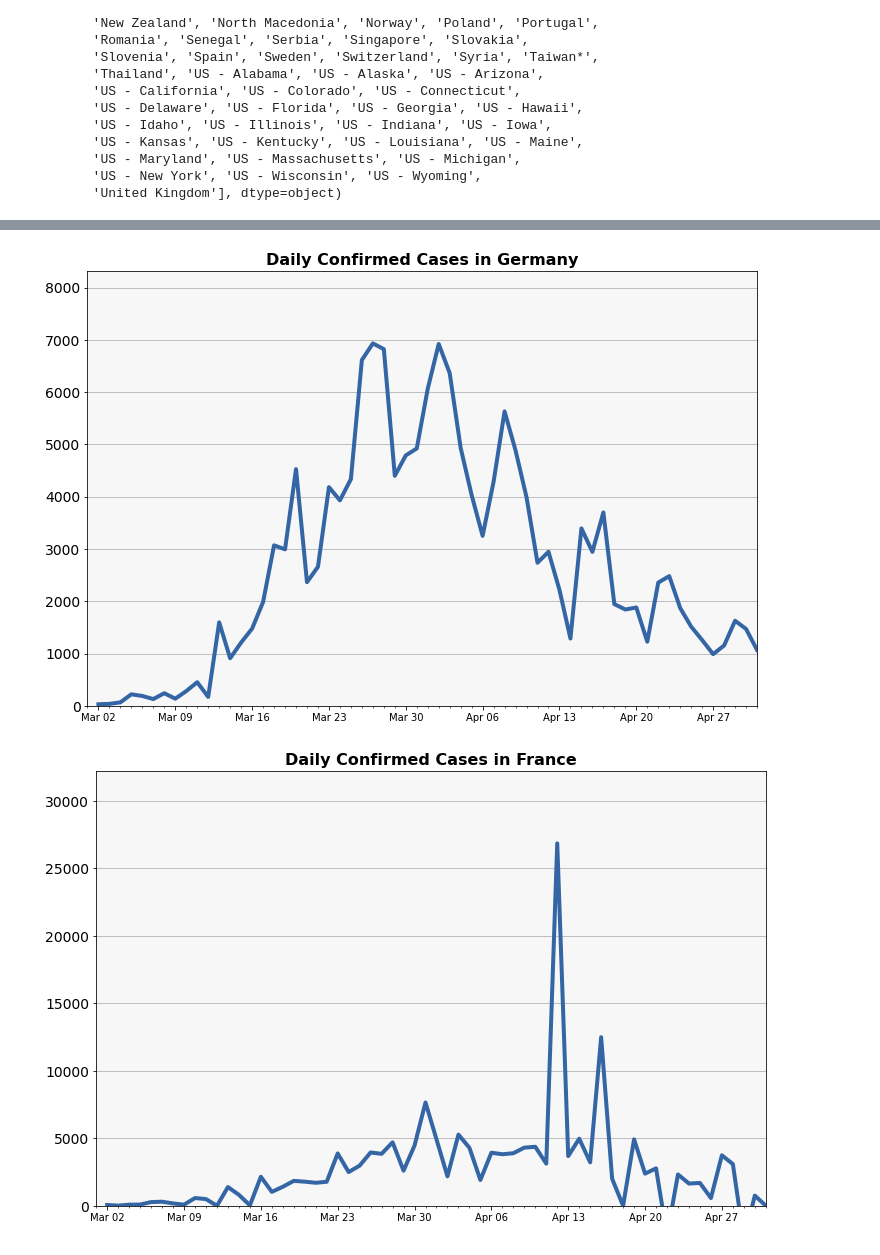
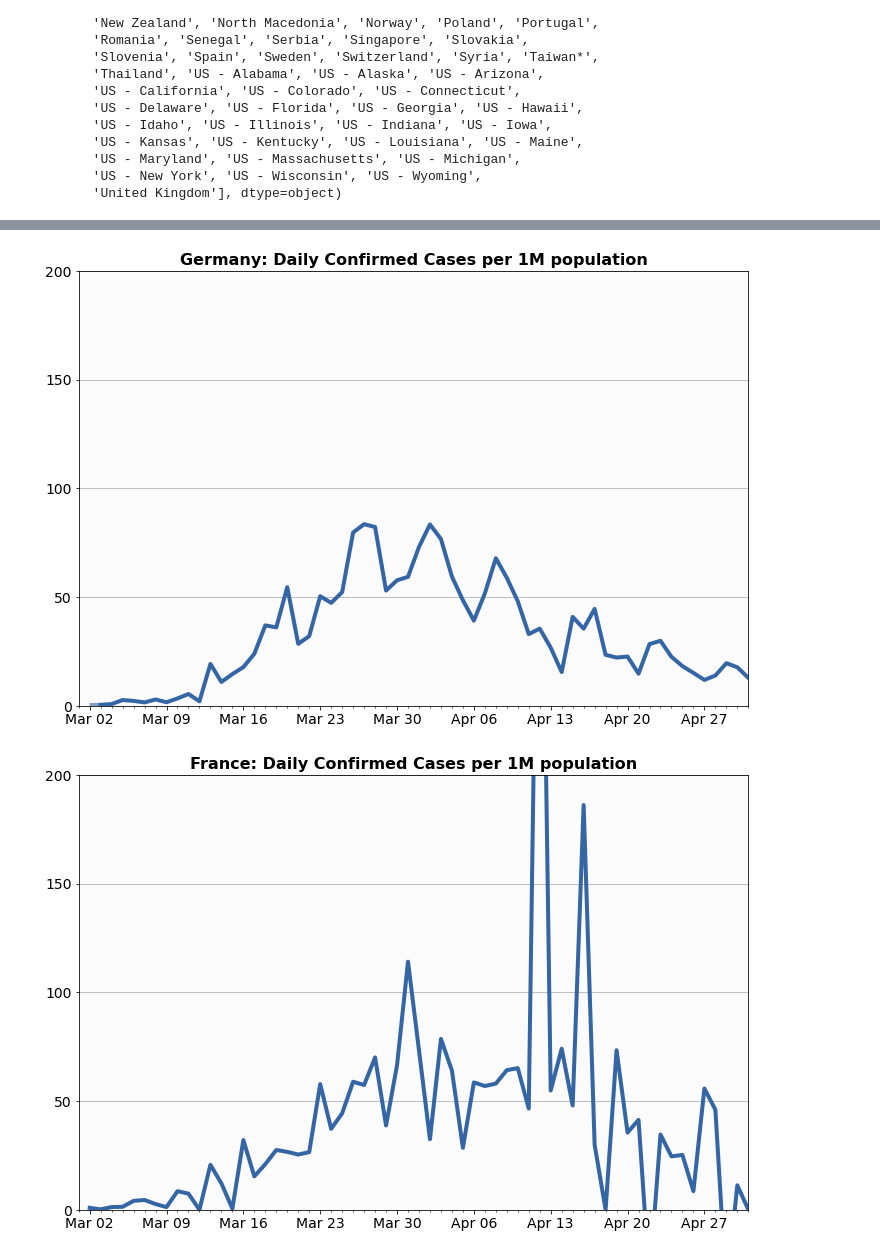
Before and after one commit to lukasgeyrhofer/corona, a Jupyter notebook: presentation/explore_data.ipynb, the cells around one changed output, grey strips where cells are left out. Cells and saved outputs as stored; diff of their text form; code cells hidden in the pictures.

Commit message:
more plots

```diff
--- a/presentation/explore_data.ipynb
+++ b/presentation/explore_data.ipynb
@@ -40,28 +69,35 @@ array(['Albania', 'Austria', 'Belgium', 'Bosnia and Herzegovina',
 # %%
-special_countries = ['Austria', 'Germany', 'France', 'Italy', 'US - Florida', 'Thailand']
-
+special_countries = ['Austria', 'Germany', 'France', 'Italy', 'US - Florida', 'Korea, South']
+startindex = {}
 for country in special_countries:
 
     plotdata  = data.query("Country=='{}'".format(country)).set_index("Date").loc["2020-3-1":"2020-05-01"]
+    popsize   = plotdata['Population [million]']
     plotdata  = plotdata.set_index(pd.date_range("2020-03-1","2020-05-01",freq="D")).Confirmed.diff().dropna()
-    plotdata.plot(linewidth=4,figsize=(12,8),color='#3465a4')
+    startindex[country] = plotdata[plotdata > 30].index.values[0]
+    plotdata /= popsize
+    plotdata1 = plotdata[plotdata.index <= startindex[country]]
+    plotdata2 = plotdata[plotdata.index >= startindex[country]]
+    plotdata1.plot(linewidth=4,linestyle = '--',figsize=(12,8),color='#3465a4',alpha = .6)
+    if len(plotdata2) > 0:
+        plotdata2.plot(linewidth=4, color='#3465a4')
     confirmed_max = np.max(plotdata.values)
     ax = plt.gca()
     plt.grid(axis='y')
-    plt.title("Daily Confirmed Cases in {}".format(country),fontsize=16, weight = 'bold')
+    plt.title("{}: Daily Confirmed Cases per 1M population".format(country),fontsize=16, weight = 'bold')
     #plt.xlabel("Date",fontsize=16)
     ticks_time = pd.date_range("2020-03-1","2020-05-01",freq="W-MON")
     ticks_label = [x.strftime('%b %d') for x in ticks_time]
-
     plt.xticks(ticks_time, ticks_label)
+    plt.yticks(np.arange(5)*50)
     ax.tick_params(axis="y",labelsize=14)
-    ax.tick_params(axis="x",which='major',labelsize=10)
+    ax.tick_params(axis="x",which='major',labelsize=14)
     ax.tick_params(axis="x",which='minor',labelsize=0)
-    ax.set_facecolor([.97,.97,.97])
+    ax.set_facecolor([.97,.97,.97, .5])
     #ax.plot([pd.Timestamp(2020,3,10),pd.Timestamp(2020,3,10)],[0,1500],color="grey",linestyle="dashed")
     #ax.plot([pd.Timestamp(2020,3,15),pd.Timestamp(2020,3,15)],[0,1500],color="grey",linestyle="dashed")
-    plt.axis(ymin=0,ymax=1.2 * confirmed_max,xmin=pd.Timestamp(2020,3,1))
-    plt.savefig("cov_cases_{}.png".format(country),bbox_inches="tight",pad_inches=.3)
-    plt.savefig("cov_cases_{}.pdf".format(country),bbox_inches="tight",pad_inches=.3)
+    plt.axis(ymin=0,ymax=200,xmin=pd.Timestamp(2020,3,1))
+    plt.savefig("cov_cases_{}.png".format(country))
+    plt.savefig("cov_cases_{}.pdf".format(country))
     plt.show()
 # %% [output]
@@ -69,2 +105,2 @@ for country in special_countries:
-[figure, old version]
+[figure, new version]
-[figure, old version]
+[figure, new version]
```
Also changed, not shown: parts of 21 cells of this notebook.
